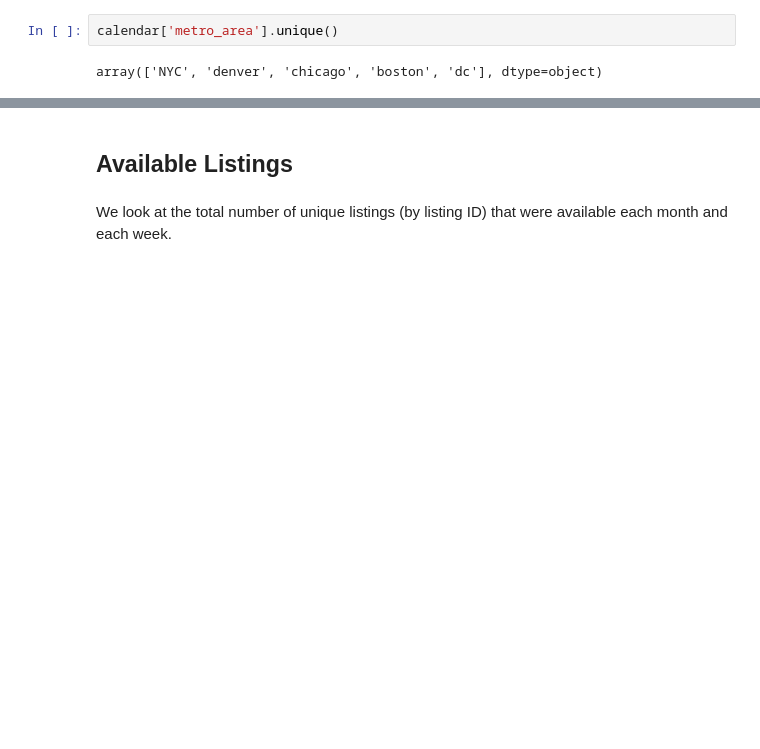
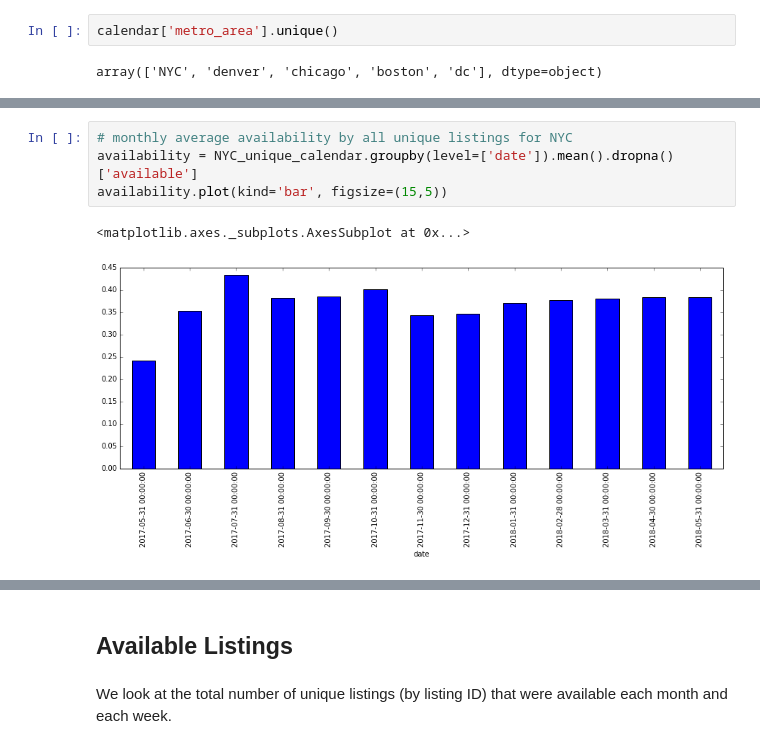
Before and after one commit to MattUnderscoreZhang/CitadelDataOpen, a Jupyter notebook: Calendar_Analysis.ipynb, the cells around one changed output, grey strips where cells are left out. Saved outputs shown, nothing was run; the diff lists cells and outputs as text; blank space fills up the shorter version.

```diff
--- a/Calendar_Analysis.ipynb
+++ b/Calendar_Analysis.ipynb
@@ -69,0 +100,7 @@ metro_month_calendar.plot()
+# %%
+# monthly average availability by all unique listings for NYC
+availability = NYC_unique_calendar.groupby(level=['date']).mean().dropna()['available']
+availability.plot(kind='bar', figsize=(15,5))
+# %% [output]
+<matplotlib.axes._subplots.AxesSubplot at 0x...>
+[figure, added]
```
Also changed, not shown: parts of 13 cells of this notebook.
